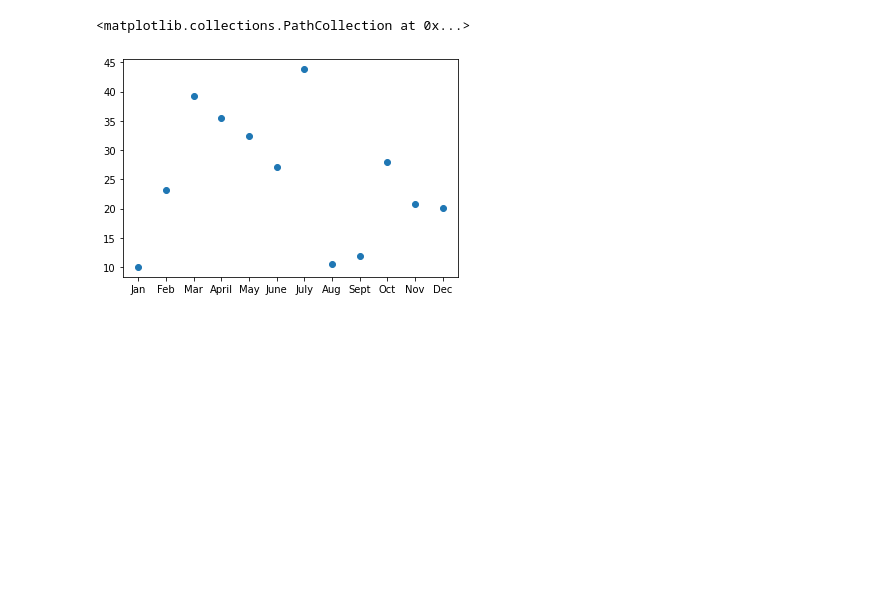
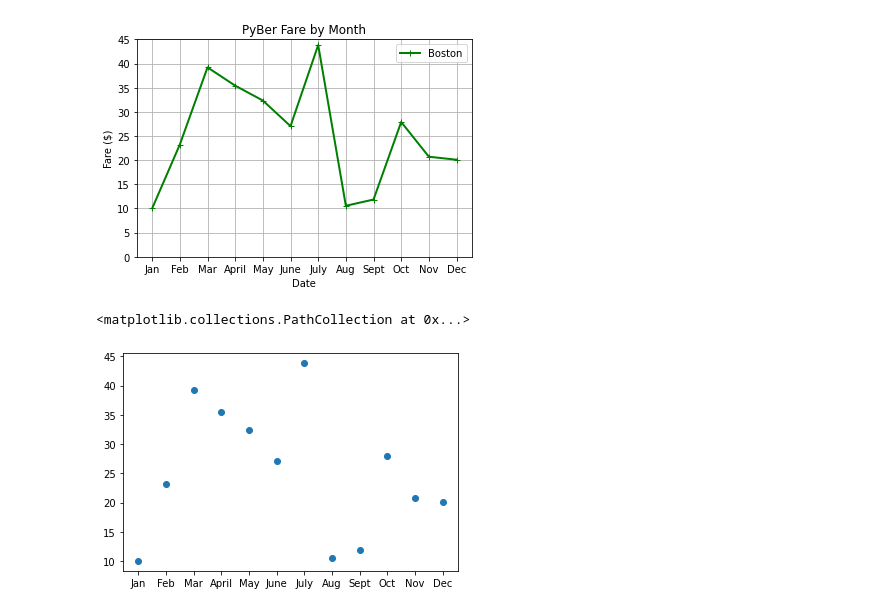
Before and after one commit to lawnshogan/PyBer_Analysis, a Jupyter notebook: Shawn_Practice/Skill_Drills.ipynb, the cells around one changed output. Saved outputs shown, nothing was run; the diff lists cells and outputs as text; code cells hidden in the pictures; blank space fills up the shorter version.

Commit message:
matplotlib skill drill 5.1.4

```diff
--- a/Shawn_Practice/Skill_Drills.ipynb
+++ b/Shawn_Practice/Skill_Drills.ipynb
@@ -17,3 +20,23 @@ plt.legend(["Boston"])
+# %%
+# 5.1.4 Skill Drill - Annotate Charts (Object-Oriented)
+
+%matplotlib inline
+import matplotlib.pyplot as plt
+
+x_axis = ["Jan", "Feb", "Mar", "April", "May", "June", "July", "Aug", "Sept", "Oct", "Nov", "Dec"]
+y_axis = [10.02, 23.24, 39.20, 35.42, 32.34, 27.04, 43.82, 10.56, 11.85, 27.90, 20.71, 20.09]
+# %%
+ax = plt.axes()
+ax.plot(x_axis, y_axis, marker="+", color="green", linewidth=2, label='Boston')
+
+ax.set_ylim(0, 45)
+ax.set_title("PyBer Fare by Month")
+ax.set_xlabel('Date')
+ax.set_ylabel('Fare ($)')
+ax.legend()
+ax.grid()
+# %% [output]
+[figure, added]
 # %%
 # 5.1.7 Skill Drill - Scatter Plots
 plt.scatter(x_axis, y_axis)
```
Also changed, not shown: parts of 2 cells of this notebook.
